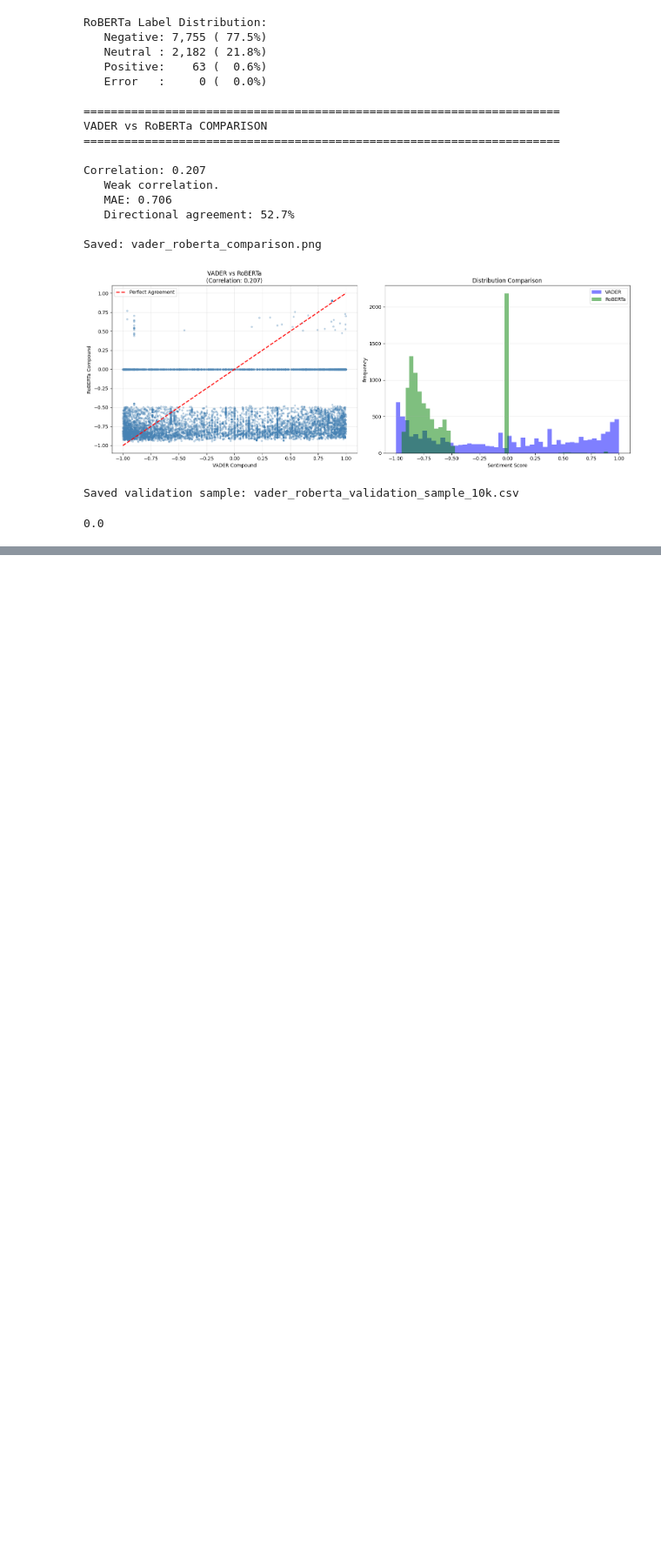
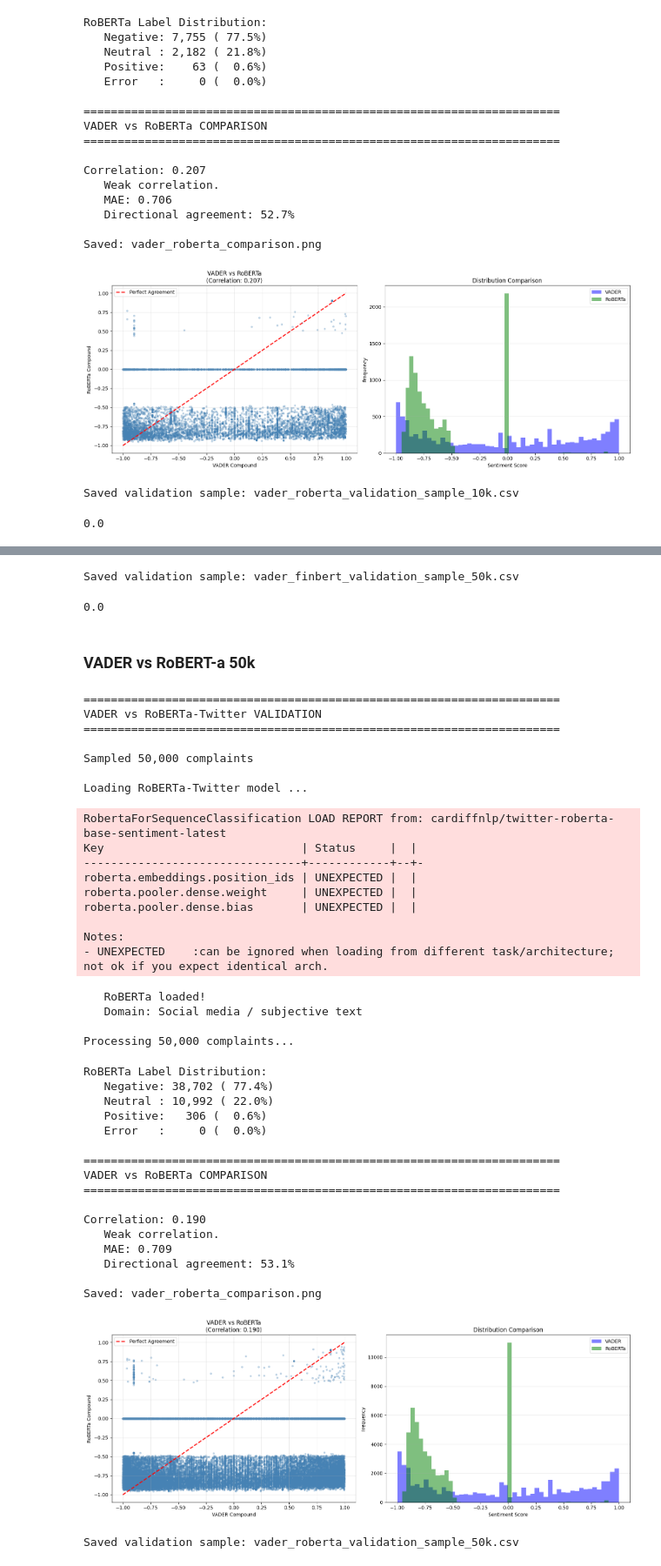
Before and after one commit to SVG3256/customer-churn-prediction-hybrid, a Jupyter notebook: 3_complaints_nlp.ipynb, the cells around one changed output, grey strips where cells are left out. Shown at 87% size. Drawn from its saved outputs; the diff is of its cells as text; code cells hidden in the pictures; blank space fills up the shorter version.

```diff
--- a/3_complaints_nlp.ipynb
+++ b/3_complaints_nlp.ipynb
@@ -2112,0 +2335,23 @@ print(p_value)
+# %%
+if sample_with_finbert is not None:
+    sample_with_finbert.to_csv('data/vader_finbert_validation_sample_50k.csv', index=False)
+    print("\nSaved validation sample: vader_finbert_validation_sample_50k.csv")
+# %% [output]
+Saved validation sample: vader_finbert_validation_sample_50k.csv
+# %%
+# Statistical test
+import scipy.stats as stats
+
+r = 0.142
+n = 50000
+
+# t-statistic
+t = r * np.sqrt(n - 2) / np.sqrt(1 - r**2)
+
+# p-value (two-tailed)
+p_value = 2 * (1 - stats.t.cdf(abs(t), n-2))
+print(p_value)
+# %% [output]
+0.0
+# %% [markdown]
+### VADER vs RoBERT-a 50k
@@ -2112,0 +2505,46 @@ print(p_value)
+# %%
+sample_roberta, corr_roberta = validate_vader_with_roberta(df, sample_size=50000)
+# %% [output]
+======================================================================
+VADER vs RoBERTa-Twitter VALIDATION
+======================================================================
+
+Sampled 50,000 complaints
+
+Loading RoBERTa-Twitter model ...
+RobertaForSequenceClassification LOAD REPORT from: cardiffnlp/twitter-roberta-base-sentiment-latest
+Key                             | Status     |  |
+--------------------------------+------------+--+-
+roberta.embeddings.position_ids | UNEXPECTED |  |
+roberta.pooler.dense.weight     | UNEXPECTED |  |
+roberta.pooler.dense.bias       | UNEXPECTED |  |
+
+Notes:
+- UNEXPECTED    :can be ignored when loading from different task/architecture; not ok if you expect identical arch.
+   RoBERTa loaded!
+   Domain: Social media / subjective text
+
+Processing 50,000 complaints...
+RoBERTa Label Distribution:
+   Negative: 38,702 ( 77.4%)
+   Neutral : 10,992 ( 22.0%)
+   Positive:   306 (  0.6%)
+   Error   :     0 (  0.0%)
+
+======================================================================
+VADER vs RoBERTa COMPARISON
+======================================================================
+
+Correlation: 0.190
+   Weak correlation.
+   MAE: 0.709
+   Directional agreement: 53.1%
+
+Saved: vader_roberta_comparison.png
+[figure, added]
+# %%
+if sample_roberta is not None:
+    sample_roberta.to_csv('data/vader_roberta_validation_sample_50k.csv', index=False)
+    print("\nSaved validation sample: vader_roberta_validation_sample_50k.csv")
+# %% [output]
+Saved validation sample: vader_roberta_validation_sample_50k.csv
```
Also changed, not shown: parts of 9 cells of this notebook, 4 other files.
